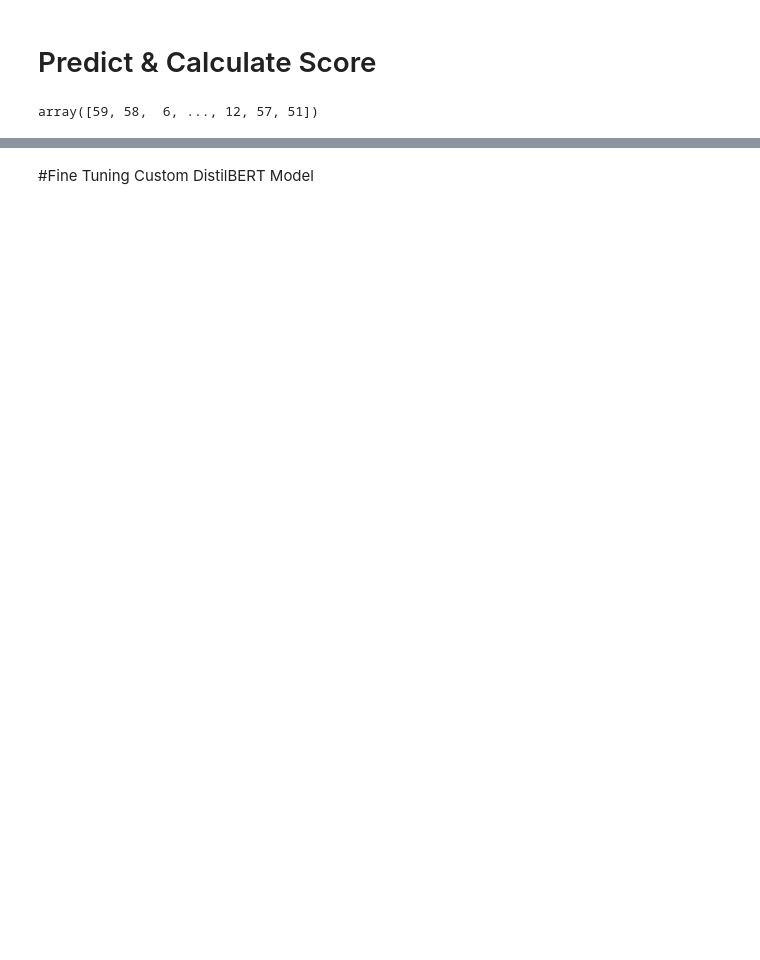
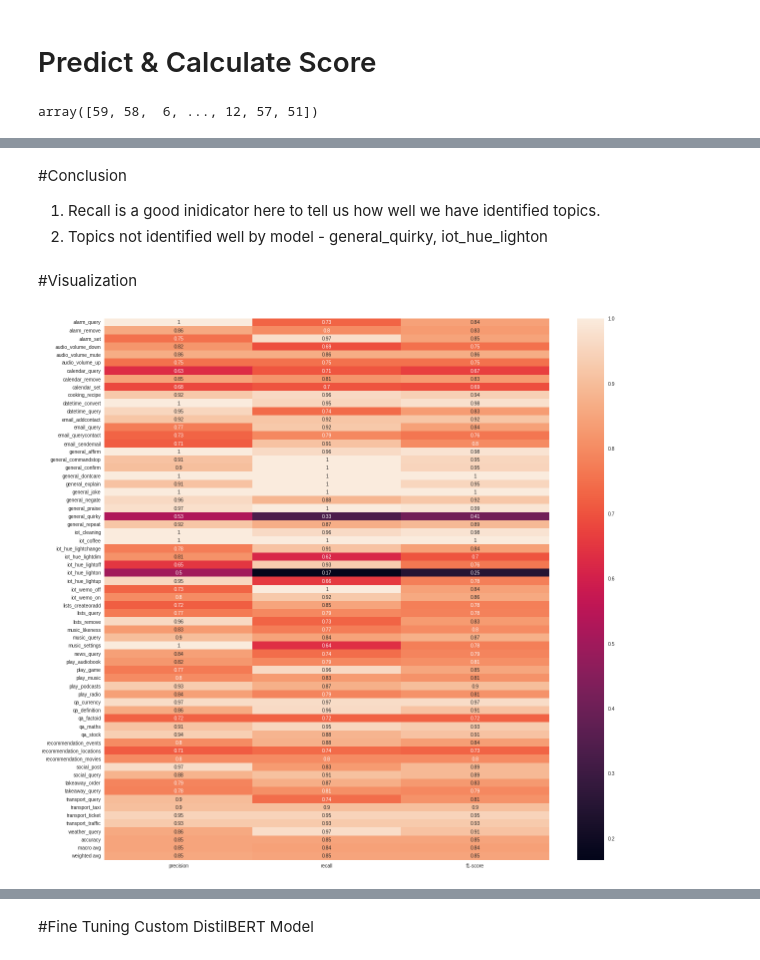
Before and after one commit to mohansameer1983/NLP, a Jupyter notebook: MMAI_891_Wysdom_Assignment.ipynb, the cells around one changed output, grey strips where cells are left out. Saved outputs shown, nothing was run; the diff lists cells and outputs as text; code cells hidden in the pictures; blank space fills up the shorter version.

```diff
--- a/MMAI_891_Wysdom_Assignment.ipynb
+++ b/MMAI_891_Wysdom_Assignment.ipynb
@@ -236,11 +239,12 @@ def build_model(base_model, trainable=False, params={}):
     base_model.trainable = trainable
 
     dbert_output = base_model([inputs, masks])[0]
-    dense_layer = Dense(params['dense_layer_1_units'],activation='relu')(dbert_output)
-    dropout_layer = Dropout(params['dropout_rate_1'])(dense_layer)
-    dense_layer = Dense(params['dense_layer_2_units'],activation='relu')(dropout_layer)
-    dropout_layer = Dropout(params['dropout_rate_2'])(dense_layer)
-    flatten = Flatten()(dense_layer)
+    cls_token = dbert_output[:, 0, :]
+    #dense_layer = Dense(params['dense_layer_1_units'],activation='relu')(dbert_output)
+    #dropout_layer = Dropout(params['dropout_rate_1'])(dense_layer)
+    #dense_layer = Dense(params['dense_layer_2_units'],activation='relu')(dropout_layer)
+    #dropout_layer = Dropout(params['dropout_rate_2'])(dense_layer)
+    flatten = Flatten()(cls_token)
     probs = Dense(len(label_dict), activation='softmax', name="output")(flatten)
 
     model = keras.Model(inputs=[inputs, masks], outputs=probs)
@@ -386,0 +428,32 @@ ami_val: 0.8256530220334212
+# %% [markdown]
+#Conclusion
+
+
+1.   Recall is a good inidicator here to tell us how well we have identified topics.
+2.   Topics not identified well by model - general_quirky, iot_hue_lighton
+# %% [markdown]
+#Visualization
+# %%
+import seaborn as sns
+import matplotlib.pyplot as plt
+
+def visualize_classification_report_with_heatmap(test_y, pred_labels, target_names_dict):
+  fig, ax = plt.subplots(figsize=(20,20))
+  clf_report = classification_report(test_y, pred_labels,
+                                    target_names=list(target_names_dict.values()),
+                                    output_dict=True)
+  sns.heatmap(pd.DataFrame(clf_report).iloc[:-1, :].T, annot=True)
+  return
+
+# Use this dict, if cannot generate from labeled data based dictionary ('label_dict') dynamically
+label_dict_fixed={0: 'alarm_query',1: 'alarm_remove',2: 'alarm_set',3: 'audio_volume_down',4: 'audio_volume_mute',5: 'audio_volume_up',6: 'calendar_query',7: 'calendar_remove',8: 'calendar_set',9:
+             'cooking_recipe',10: 'datetime_convert',11: 'datetime_query',12: 'email_addcontact',13: 'email_query',14: 'email_querycontact',15: 'email_sendemail',16: 'general_affirm',17: 'general_commandstop',
+             18: 'general_confirm',19: 'general_dontcare',20: 'general_explain',21: 'general_joke',22: 'general_negate',23: 'general_praise',24: 'general_quirky',25: 'general_repeat',26: 'iot_cleaning',
+             27: 'iot_coffee',28: 'iot_hue_lightchange',29: 'iot_hue_lightdim',30: 'iot_hue_lightoff',31: 'iot_hue_lighton',32: 'iot_hue_lightup',33: 'iot_wemo_off',34: 'iot_wemo_on',35: 'lists_createoradd',
+             36: 'lists_query',37: 'lists_remove',38: 'music_likeness',39: 'music_query',40: 'music_settings',41: 'news_query',42: 'play_audiobook',43: 'play_game',44: 'play_music',45: 'play_podcasts',
+             46: 'play_radio',47: 'qa_currency',48: 'qa_definition',49: 'qa_factoid',50: 'qa_maths',51: 'qa_stock',52: 'recommendation_events',53: 'recommendation_locations',54: 'recommendation_movies',
+             55: 'social_post',56: 'social_query',57: 'takeaway_order',58: 'takeaway_query',59: 'transport_query',60: 'transport_taxi',61: 'transport_ticket',62: 'transport_traffic',63: 'weather_query'}
+
+visualize_classification_report_with_heatmap(val_y, predicted_labels, label_dict)
+# %% [output]
+[figure, added]
```
Also changed, not shown: parts of 10 cells of this notebook.
